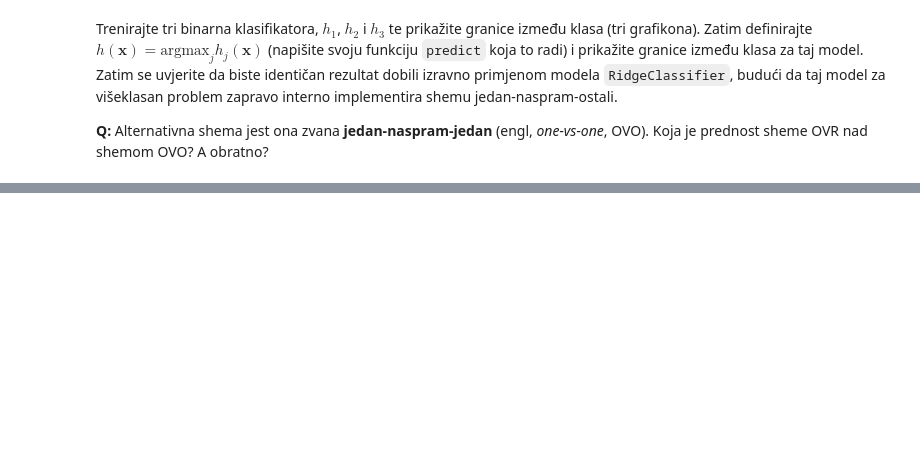
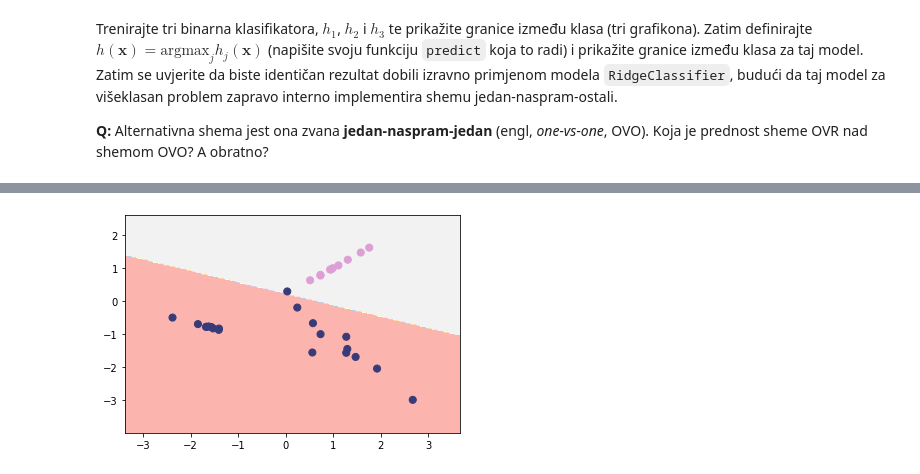
Before and after one commit to sskender/machine-learning-1, a Jupyter notebook: SU1-2021-05-LDM.ipynb, the cells around one changed output, grey strips where cells are left out. Saved outputs shown, nothing was run; the diff lists cells and outputs as text; code cells hidden in the pictures; blank space fills up the shorter version.

```diff
--- a/SU1-2021-05-LDM.ipynb
+++ b/SU1-2021-05-LDM.ipynb
@@ -205,0 +218,11 @@ Trenirajte tri binarna klasifikatora, $h_1$, $h_2$ i $h_3$ te prikažite granice
+# %%
+# h2
+y2 = [1 if i == 1 else 0 for i in y]
+
+reg2 = LinearRegression().fit(X, y2)
+def predict2(X):
+    return reg2.predict(X) >= 0.5
+
+plot_2d_clf_problem(X, y2, predict2)
+# %% [output]
+[figure, added]
```
Also changed, not shown: parts of 9 cells of this notebook.
